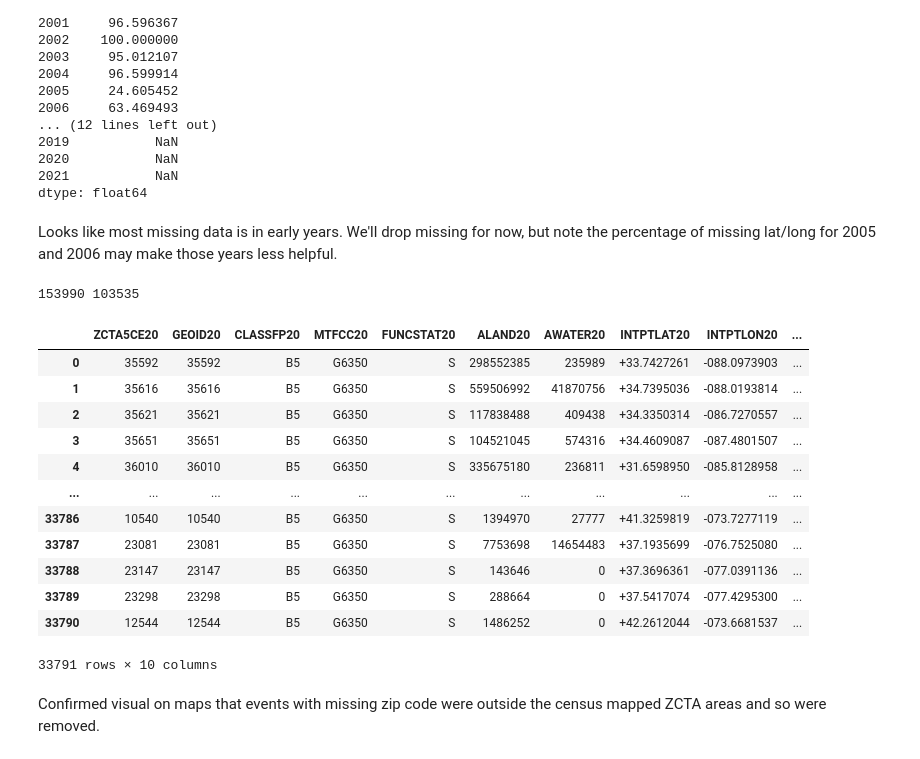
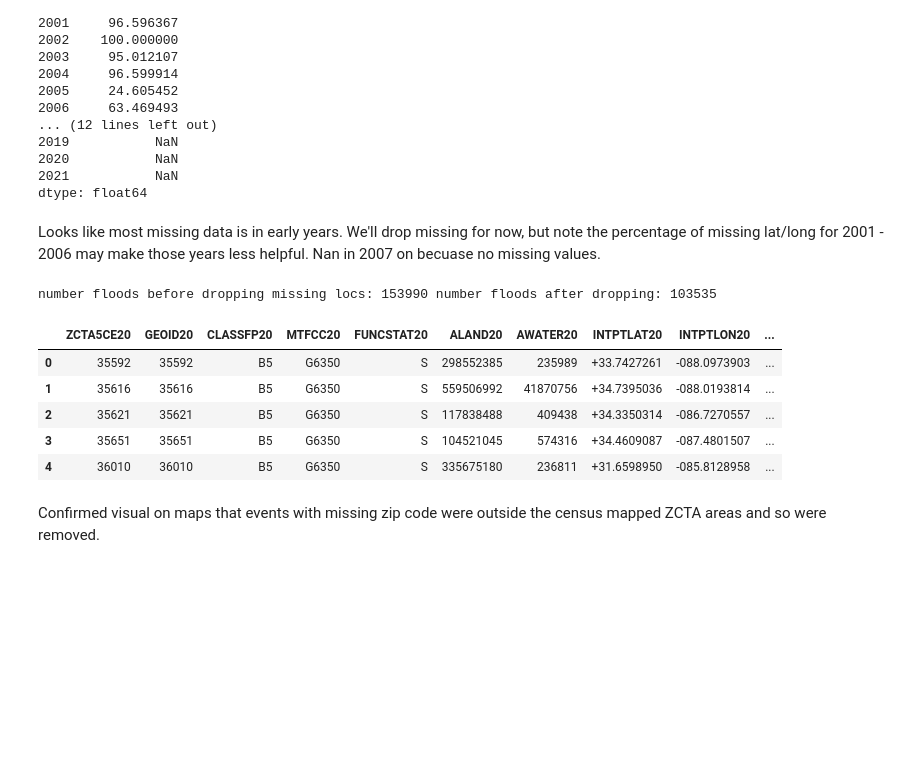
Before and after one commit to kpretz/Social-Economics-of-Flood-Ocurrence, a Jupyter notebook: 01_DataWrangling.ipynb, the cells around one changed output. Cells and saved outputs as stored; diff of their text form; code cells hidden in the pictures; blank space fills up the shorter version.

```diff
--- a/01_DataWrangling.ipynb
+++ b/01_DataWrangling.ipynb
@@ -191,32 +190,25 @@ year
 2021           NaN
 dtype: float64
 # %% [markdown]
-Looks like most missing data is in early years. We'll drop missing for now, but note the percentage of missing lat/long for 2005 and 2006 may make those years less helpful.
+Looks like most missing data is in early years. We'll drop missing for now, but note the percentage of missing lat/long for 2001 - 2006 may make those years less helpful. Nan in 2007 on becuase no missing values.
 # %%
 # df_flood_drop =
 df_flood_drop2 = df_flood_drop.dropna(subset=['begin_lon', 'end_lon', 'begin_lat', 'end_lat'])
-print(len(df_flood_drop), len(df_flood_drop2))
+print('number floods before dropping missing locs:', len(df_flood_drop), 'number floods after dropping:', len(df_flood_drop2))
 # %% [output]
-153990 103535
+number floods before dropping missing locs: 153990 number floods after dropping: 103535
 # %%
 #import 2020 census zip code tabulation areas
 zcta = gpd.read_file('https://www2.census.gov/geo/tiger/TIGER2020/ZCTA520/tl_2020_us_zcta520.zip')
 
-zcta
+zcta.head()
 # %% [output]
 |  | ZCTA5CE20 | GEOID20 | CLASSFP20 | MTFCC20 | FUNCSTAT20 | ALAND20 | AWATER20 | INTPTLAT20 | INTPTLON20 | ... |
 | 0 | 35592 | 35592 | B5 | G6350 | S | 298552385 | 235989 | +33.7427261 | -088.0973903 | ... |
 | 1 | 35616 | 35616 | B5 | G6350 | S | 559506992 | 41870756 | +34.7395036 | -088.0193814 | ... |
 | 2 | 35621 | 35621 | B5 | G6350 | S | 117838488 | 409438 | +34.3350314 | -086.7270557 | ... |
 | 3 | 35651 | 35651 | B5 | G6350 | S | 104521045 | 574316 | +34.4609087 | -087.4801507 | ... |
 | 4 | 36010 | 36010 | B5 | G6350 | S | 335675180 | 236811 | +31.6598950 | -085.8128958 | ... |
-| ... | ... | ... | ... | ... | ... | ... | ... | ... | ... | ... |
-| 33786 | 10540 | 10540 | B5 | G6350 | S | 1394970 | 27777 | +41.3259819 | -073.7277119 | ... |
-| 33787 | 23081 | 23081 | B5 | G6350 | S | 7753698 | 14654483 | +37.1935699 | -076.7525080 | ... |
-| 33788 | 23147 | 23147 | B5 | G6350 | S | 143646 | 0 | +37.3696361 | -077.0391136 | ... |
-| 33789 | 23298 | 23298 | B5 | G6350 | S | 288664 | 0 | +37.5417074 | -077.4295300 | ... |
-| 33790 | 12544 | 12544 | B5 | G6350 | S | 1486252 | 0 | +42.2612044 | -073.6681537 | ... |
-33791 rows × 10 columns
 # %%
 #### merge zcta data to flood dataset
 df_loc = pd.DataFrame([Point(str(x),str(y)) for x, y in zip(df_flood['begin_lon'], df_flood['begin_lat'])], columns=['locstr'])
```
Also changed, not shown: parts of 13 cells of this notebook, 2 other files.
